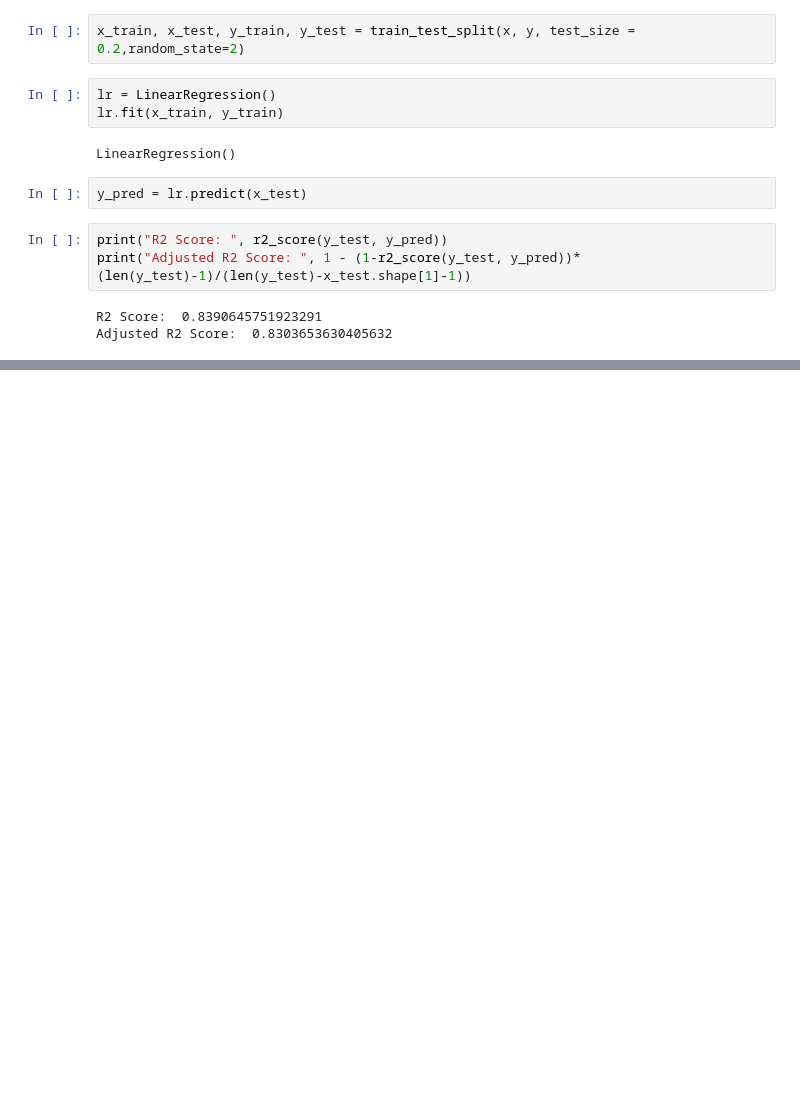
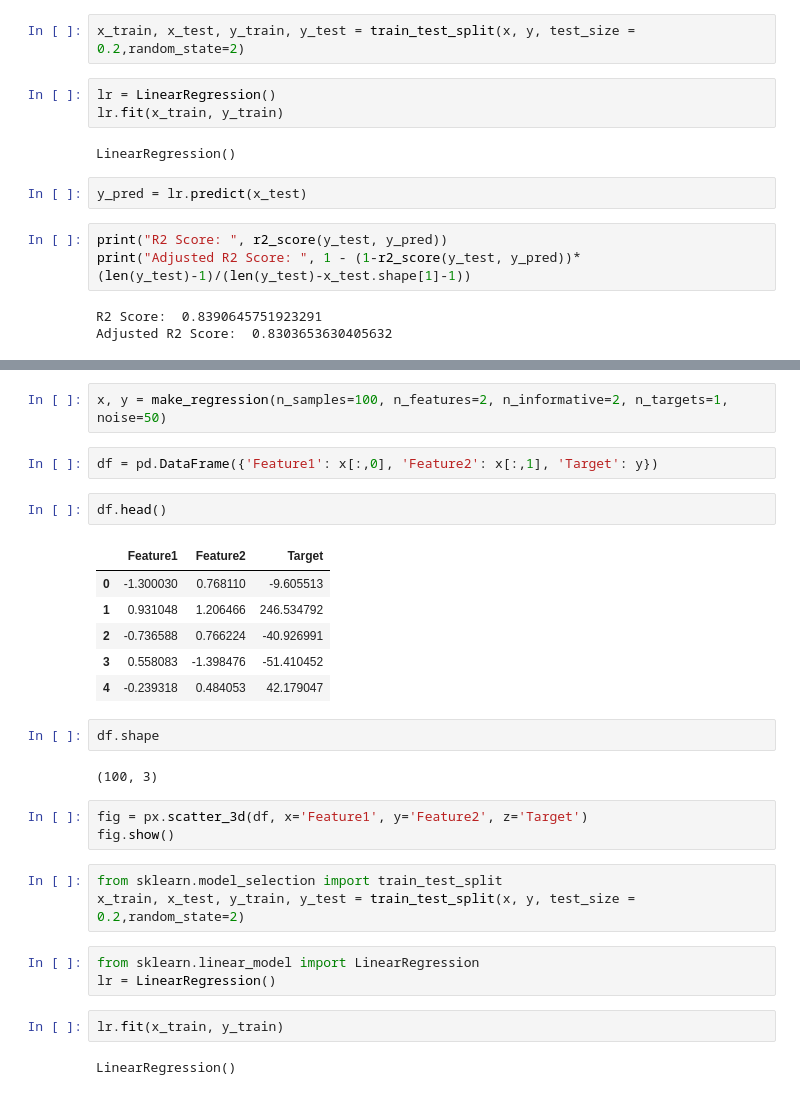
Before and after one commit to jenish2917/Machine-Learning, a Jupyter notebook: Liner regression.ipynb, the cells around one changed output, grey strips where cells are left out. Saved outputs shown, nothing was run; the diff lists cells and outputs as text; blank space fills up the shorter version.

```diff
--- a/Liner regression.ipynb
+++ b/Liner regression.ipynb
@@ -335,0 +347,30 @@ Adjusted R2 Score:  0.8303653630405632
+# %%
+x, y = make_regression(n_samples=100, n_features=2, n_informative=2, n_targets=1, noise=50)
+# %%
+df = pd.DataFrame({'Feature1': x[:,0], 'Feature2': x[:,1], 'Target': y})
+# %%
+df.head()
+# %% [output]
+|  | Feature1 | Feature2 | Target |
+| 0 | -1.300030 | 0.768110 | -9.605513 |
+| 1 | 0.931048 | 1.206466 | 246.534792 |
+| 2 | -0.736588 | 0.766224 | -40.926991 |
+| 3 | 0.558083 | -1.398476 | -51.410452 |
+| 4 | -0.239318 | 0.484053 | 42.179047 |
+# %%
+df.shape
+# %% [output]
+(100, 3)
+# %%
+fig = px.scatter_3d(df, x='Feature1', y='Feature2', z='Target')
+fig.show()
+# %%
+from sklearn.model_selection import train_test_split
+x_train, x_test, y_train, y_test = train_test_split(x, y, test_size = 0.2,random_state=2)
+# %%
+from sklearn.linear_model import LinearRegression
+lr = LinearRegression()
+# %%
+lr.fit(x_train, y_train)
+# %% [output]
+LinearRegression()
```
Also changed, not shown: parts of 8 cells of this notebook.
